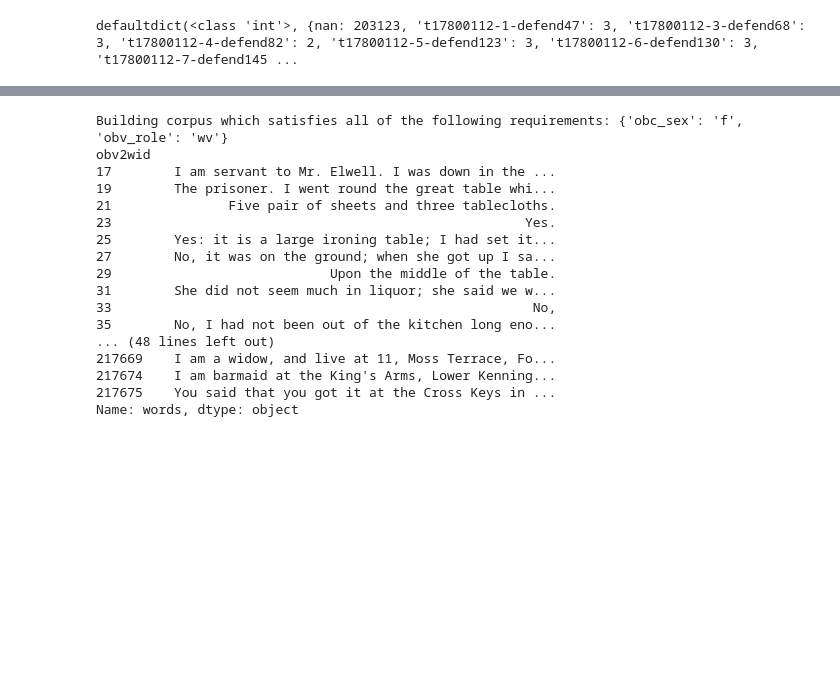
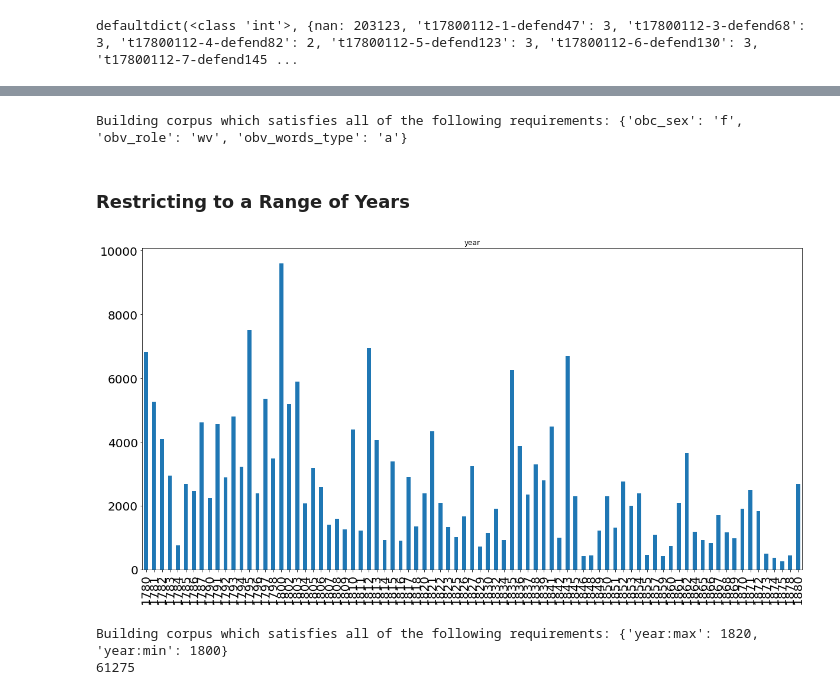
Before and after one commit to julieweeds/oldbailey-corpling, a Jupyter notebook: notebooks/words.ipynb, the cells around one changed output, grey strips where cells are left out. Drawn from its saved outputs; the diff is of its cells as text; code cells hidden in the pictures; blank space fills up the shorter version.

```diff
--- a/notebooks/words.ipynb
+++ b/notebooks/words.ipynb
@@ -97,10 +152,15 @@ def validated(reqlist,valuedata):
     reqdict={}
     for (field,value) in reqlist:
 
-        if field in valuedata.keys():
-            if value in valuedata[field].keys():
-                reqdict[field]=value
-
+        parts=field.split(':')
+        if len(parts)==1:
+            if field in valuedata.keys():
+                if value in valuedata[field].keys():
+                    reqdict[field]=value
+        else:
+            if (parts[1]=="max" or parts[1]=="min") and parts[0] in valuedata.keys():
+                if value in valuedata[parts[0]].keys() and isinstance(value,int):
+                    reqdict[field]=value
     return reqdict
 
 
@@ -110,40 +170,49 @@ def build_and_corpus(reqlist,df):
 
     current=df
     for req in reqdict.keys():
-        current=current[current[req]==reqdict[req]]
+        parts=req.split(':')
+        if len(parts)>1:
+            if parts[1]=='max':
+                current=current[current[parts[0]]<=reqdict[req]]
+            elif parts[1]=='min':
+                current=current[current[parts[0]]>=reqdict[req]]
+        else:
+            current=current[current[req]==reqdict[req]]
 
     selection=current['words']
     return selection
 #print(alldata.columns)
 
-characteristics=[('obc_sex','f'),('obv_role','wv')]
-output_file="corpus"
-for (_,characteristic) in characteristics:
-    output_file+="_"+characteristic
+def generate_corpus(characteristics):
+    output_file="corpus"
+    for (_,characteristic) in characteristics:
+        output_file+="_"+str(characteristic)
 
-selection=build_and_corpus(characteristics,alldata)
+    selection=build_and_corpus(characteristics,alldata)
 
-print(selection)
+    #print(selection)
 
-with open(output_file,"w") as output:
+    with open(output_file,"w") as output:
 
-    for item in selection:
-        output.write(item+"\n")
+        for item in selection:
+            output.write(item+"\n")
-# %% [output]
-Building corpus which satisfies all of the following requirements: {'obc_sex': 'f', 'obv_role': 'wv'}
-obv2wid
-17        I am servant to Mr. Elwell. I was down in the ...
-19        The prisoner. I went round the great table whi...
-21               Five pair of sheets and three tablecloths.
-23                                                     Yes.
-25        Yes: it is a large ironing table; I had set it...
-27        No, it was on the ground; when she got up I sa...
-29                            Upon the middle of the table.
-31        She did not seem much in liquor; she said we w...
-33                                                      No,
-35        No, I had not been out of the kitchen long eno...
-... (48 lines left out)
-217669    I am a widow, and live at 11, Moss Terrace, Fo...
-217674    I am barmaid at the King's Arms, Lower Kenning...
-217675    You said that you got it at the Cross Keys in ...
-Name: words, dtype: object
+# %%
+#build answer corpus
+
+characteristics=[('obc_sex','f'),('obv_role','wv'),('obv_words_type','a')]
+generate_corpus(characteristics)
+# %% [output]
+Building corpus which satisfies all of the following requirements: {'obc_sex': 'f', 'obv_role': 'wv', 'obv_words_type': 'a'}
+# %% [markdown]
+### Restricting to a Range of Years
+# %%
+histogram_values(heading='year')
+# %% [output]
+[figure, added]
+# %%
+characteristics=[('year:max',1820),('year:min',1800)]
+year1800=build_and_corpus(characteristics,alldata)
+print(len(year1800))
+# %% [output]
+Building corpus which satisfies all of the following requirements: {'year:max': 1820, 'year:min': 1800}
+61275
```
Also changed, not shown: parts of 77 cells of this notebook, 12 other files.
